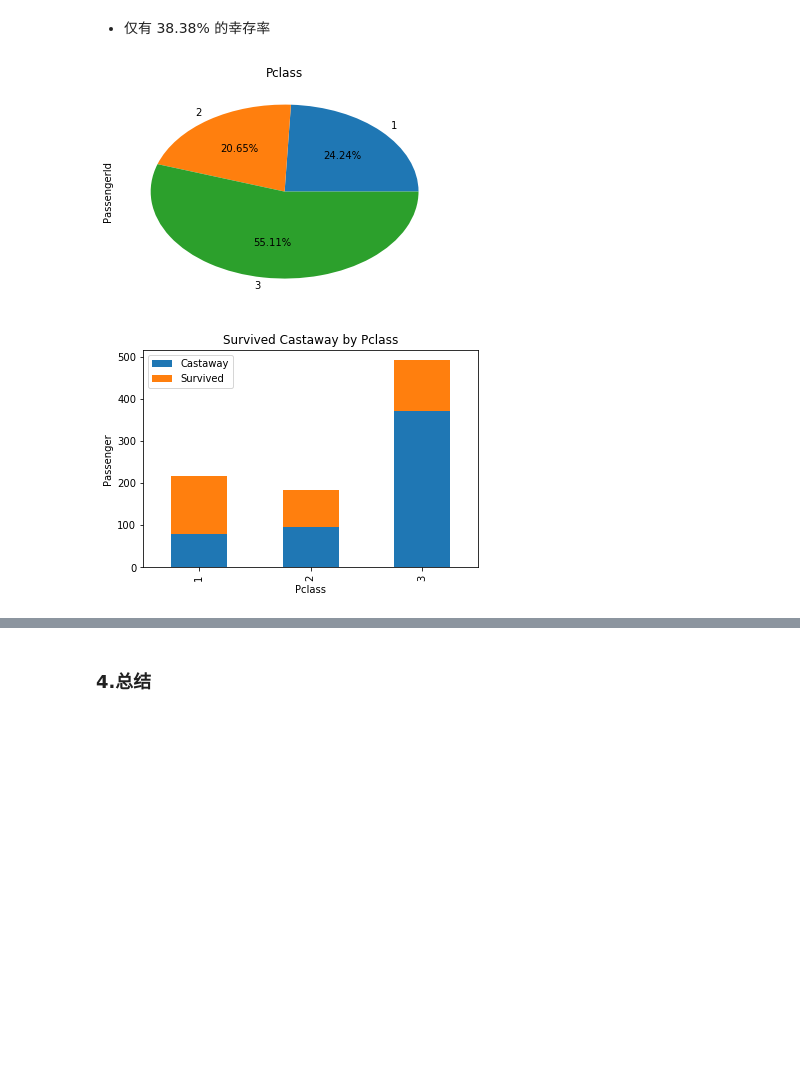
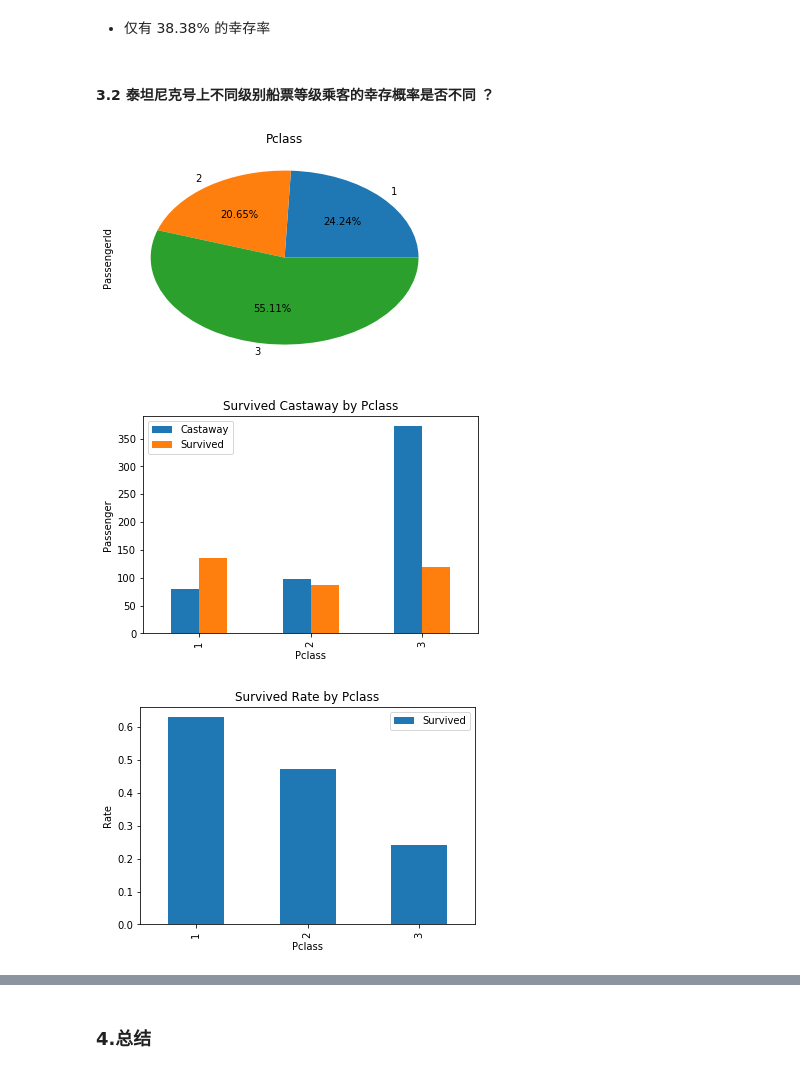
Before and after one commit to frankjiang666/Titanic-, a Jupyter notebook: P4_Titanic.ipynb, the cells around one changed output, grey strips where cells are left out. Drawn from its saved outputs; the diff is of its cells as text; code cells hidden in the pictures; blank space fills up the shorter version.

```diff
--- a/P4_Titanic.ipynb
+++ b/P4_Titanic.ipynb
@@ -203,20 +207,29 @@ plt.show()
 # %% [markdown]
 - 仅有 38.38% 的幸存率
+# %% [markdown]
+#### 3.2 泰坦尼克号上不同级别船票等级乘客的幸存概率是否不同 ？
 # %%
 # 不同级别船票等级Pclass的分布比例
 titanic_df.groupby('Pclass')['PassengerId'].count().plot(kind='pie',autopct='%.2f%%')
 plt.title('Pclass')
 plt.show()
 
 # 不同级别船票等级Pclass的生存和遇难情况
 Survived_0 = titanic_df.Pclass[titanic_df.Survived == 0].value_counts()
 Survived_1 = titanic_df.Pclass[titanic_df.Survived == 1].value_counts()
-i = pd.DataFrame({'Survived':Survived_1,'Castaway':Survived_0})
-i.plot(kind='bar',stacked=True)
+pd.DataFrame({'Survived':Survived_1,'Castaway':Survived_0}).plot(kind='bar')
 plt.title('Survived Castaway by Pclass')
 plt.xlabel('Pclass')
 plt.ylabel('Passenger')
 plt.show()
+
+# 不同级别船票等级Pclass的幸存概率
+titanic_df[['Pclass','Survived']].groupby(['Pclass']).mean().plot(kind='bar')
+plt.title('Survived Rate by Pclass')
+plt.xlabel('Pclass')
+plt.ylabel('Rate')
+plt.show()
 # %% [output]
 [figure]
-[figure, old version]
+[figure, new version]
+[figure, added]
```
Also changed, not shown: parts of 15 cells of this notebook.
